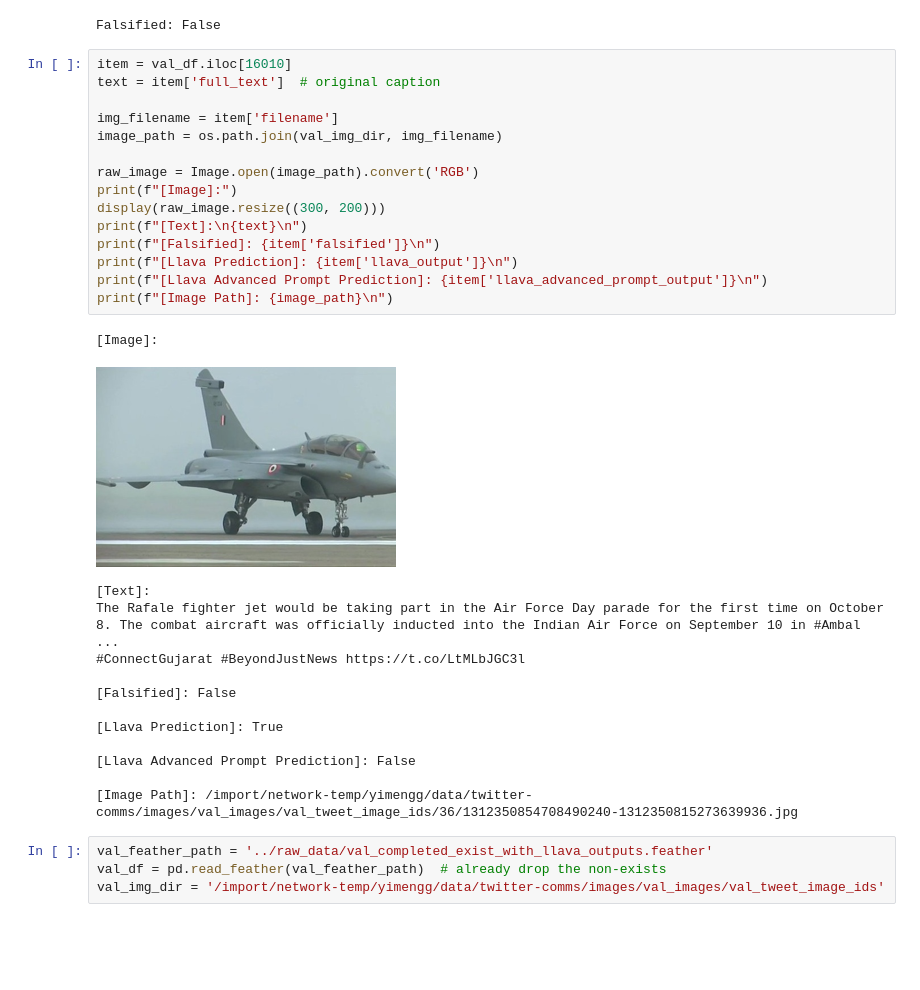
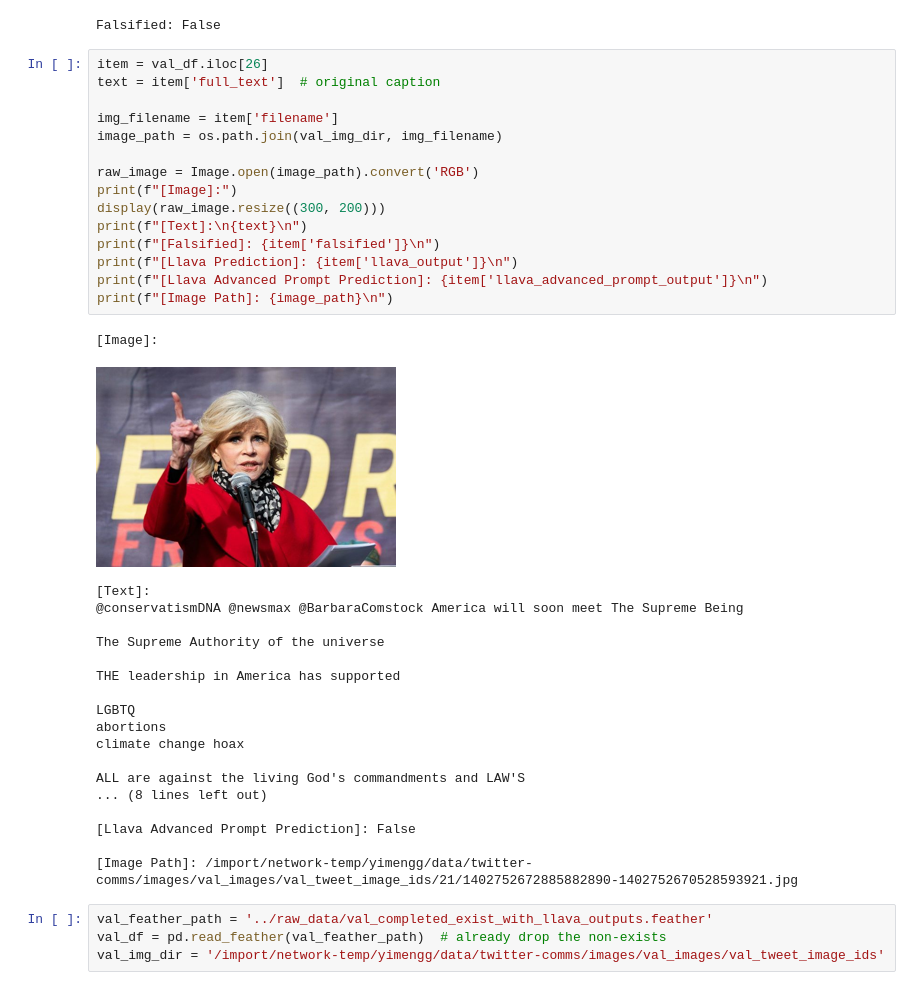
Before and after one commit to gymbeijing/ooc-detection-2, a Jupyter notebook: notebook/display_caption.ipynb, the cells around one changed output. Drawn from its saved outputs; the diff is of its cells as text; blank space fills up the shorter version.

```diff
--- a/notebook/display_caption.ipynb
+++ b/notebook/display_caption.ipynb
@@ -85,34 +85,40 @@ Input image:
 [figure]
 Falsified: False
 # %%
-item = val_df.iloc[16010]
+item = val_df.iloc[26]
 text = item['full_text']  # original caption
 
 img_filename = item['filename']
 image_path = os.path.join(val_img_dir, img_filename)
 
 raw_image = Image.open(image_path).convert('RGB')
 print(f"[Image]:")
 display(raw_image.resize((300, 200)))
 print(f"[Text]:\n{text}\n")
 print(f"[Falsified]: {item['falsified']}\n")
 print(f"[Llava Prediction]: {item['llava_output']}\n")
 print(f"[Llava Advanced Prompt Prediction]: {item['llava_advanced_prompt_output']}\n")
 print(f"[Image Path]: {image_path}\n")
 # %% [output]
 [Image]:
-[figure, old version]
+[figure, new version]
 [Text]:
-The Rafale fighter jet would be taking part in the Air Force Day parade for the first time on October 8. The combat aircraft was officially inducted into the Indian Air Force on September 10 in #Ambal ...
-#ConnectGujarat #BeyondJustNews https://t.co/LtMLbJGC3l
+@conservatismDNA @newsmax @BarbaraComstock America will soon meet The Supreme Being
 
-[Falsified]: False
+The Supreme Authority of the universe
 
-[Llava Prediction]: True
+THE leadership in America has supported
+
+LGBTQ
+abortions
+climate change hoax
+
+ALL are against the living God's commandments and LAW'S
+... (8 lines left out)
 
 [Llava Advanced Prompt Prediction]: False
 
-[Image Path]: /import/network-temp/yimengg/data/twitter-comms/images/val_images/val_tweet_image_ids/36/1312350854708490240-1312350815273639936.jpg
+[Image Path]: /import/network-temp/yimengg/data/twitter-comms/images/val_images/val_tweet_image_ids/21/1402752672885882890-1402752670528593921.jpg
 # %%
 val_feather_path = '../raw_data/val_completed_exist_with_llava_outputs.feather'
 val_df = pd.read_feather(val_feather_path)  # already drop the non-exists
```
